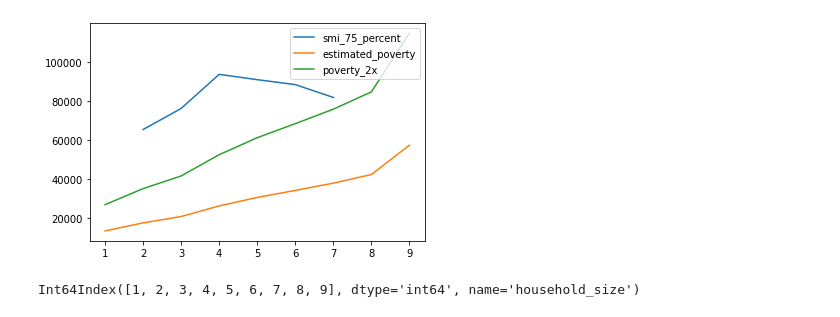
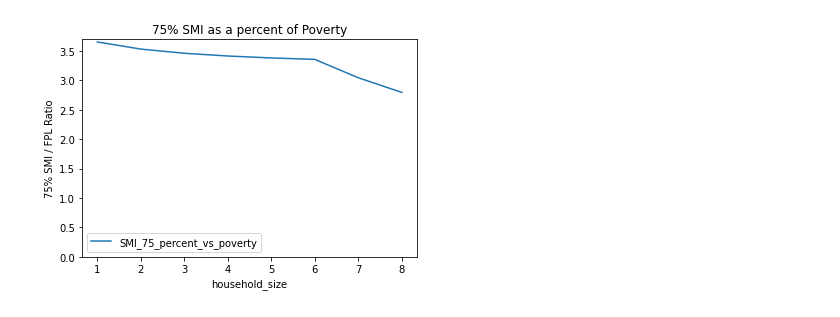
Before and after one commit to ctoec/data-visualization, a Jupyter notebook: src/demand_estimation/smi_to_poverty.ipynb, the cells around one changed output. Saved outputs shown, nothing was run; the diff lists cells and outputs as text; code cells hidden in the pictures.

```diff
--- a/src/demand_estimation/smi_to_poverty.ipynb
+++ b/src/demand_estimation/smi_to_poverty.ipynb
@@ -54,8 +9,13 @@ poverty_df.index
-# %%
-poverty_df.index
-# %% [output]
-[figure, removed]
-# %%
-poverty_df.index
-# %% [output]
-Int64Index([1, 2, 3, 4, 5, 6, 7, 8, 9], dtype='int64', name='household_size')
+# %%
+oec_df = pd.read_csv(OEC_SMI)
+# %%
+oec_df['SMI_75_percent'] = oec_df['SMI_50_percent'] * 1.5
+oec_df['SMI_75_percent_vs_poverty'] = oec_df['SMI_75_percent'] / oec_df['poverty_level']
+# %%
+oec_df.plot(kind='line', x='household_size', y='SMI_75_percent_vs_poverty')
+plt.ylim(0)
+plt.title('75% SMI as a percent of Poverty')
+plt.ylabel('75% SMI / FPL Ratio')
+plt.show()
+# %% [output]
+[figure, added]
```
Also changed, not shown: parts of 15 cells of this notebook, 2 other files.
